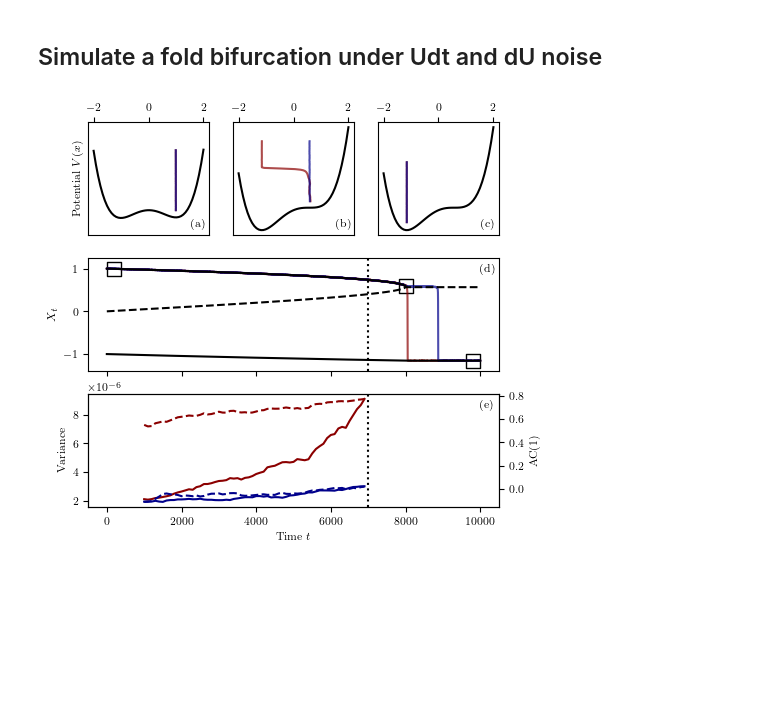
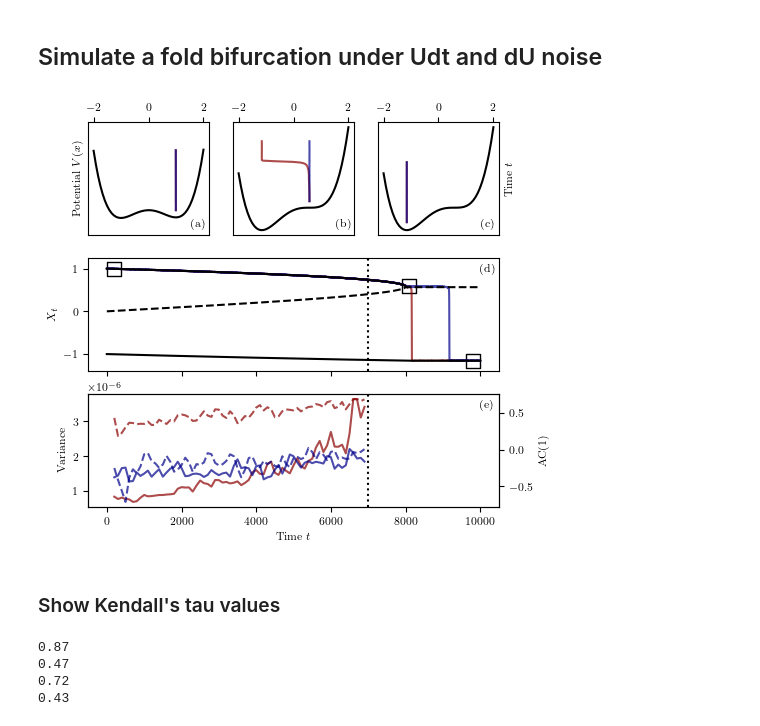
Before and after one commit to andreasmorr/RedNoiseModelling, a Jupyter notebook: plot_gen.ipynb, the cells around one changed output. Drawn from its saved outputs; the diff is of its cells as text; code cells hidden in the pictures; blank space fills up the shorter version.

Commit message:
make changes to tipping figure, analyse Kendall's tau

```diff
--- a/plot_gen.ipynb
+++ b/plot_gen.ipynb
@@ -314,9 +314,10 @@ tspan = np.linspace(0,T,T*OneOverDelta_t*oversampling, endpoint = False)
 tspan_plt = np.linspace(0,T,T*OneOverDelta_t, endpoint = False)
 est_fraction = 0.7
 stab_fraction = 0.8
-theta = 1
+theta = 2 #1
 kappa_u = 0.005
 kappa_du = 0.0032
+sigma = 1
 
 def alpha(t):
     #return np.sqrt(12)/9*t/(stab_fraction*T)
@@ -369,7 +370,7 @@ for i in range(T*OneOverDelta_t*oversampling-1):
 x_u_sample = x_u_sample[::oversampling]
 x_du_sample = x_du_sample[::oversampling]
 # %%
-windowsize = 1000
+windowsize = 200
 skip = 100
 x_u_var = np.array([np.var(statsmodels.tsa.tsatools.detrend(x_u_sample[i:i+windowsize], order=2)) for i in range(0,T*OneOverDelta_t-windowsize,skip)])
 x_du_var = np.array([np.var(statsmodels.tsa.tsatools.detrend(x_du_sample[i:i+windowsize], order=2)) for i in range(0,T*OneOverDelta_t-windowsize,skip)])
@@ -398,7 +399,7 @@ ac1plt = varplt.twinx()
 
 staterange = np.linspace(-2,2,50)
 t1 = 0.02*T
-t2 = 0.8*T
+t2 = 0.81*T
 t3 = 0.98*T
 shortN = 100
 x_alpha = 0.7
@@ -424,39 +425,53 @@ pot3plt.plot(x_u_sample[round(t3*OneOverDelta_t):round(t3*OneOverDelta_t)+shortN
 pot3plt.plot(x_du_sample[round(t3*OneOverDelta_t):round(t3*OneOverDelta_t)+shortN],np.linspace(0,2,shortN)-0.4, c="darkblue", alpha = x_alpha)
 pot3plt.xaxis.tick_top()
 pot3plt.set_yticks([])
+pot3plt.yaxis.set_label_position('right')
+pot3plt.set_ylabel("Time $t$")
 pot3plt.text(0.855, 0.15, "(c)", transform=pot3plt.transAxes, verticalalignment='top', bbox=props)
 
 foldplt.plot(x_u_sample, c="darkred", alpha = x_alpha)
 foldplt.plot(x_du_sample, c="darkblue", alpha = x_alpha)
 foldplt.plot(tspan_plt[:round(stab_fraction*T*OneOverDelta_t)], upper[:round(stab_fraction*T*OneOverDelta_t)], c="black")
 foldplt.plot(tspan_plt, unstable, c="black", linestyle="dashed")
 foldplt.plot(tspan_plt, lower, c="black")
 foldplt.scatter([t1], [upper[round(t1*OneOverDelta_t)]], facecolors='none', edgecolors="black", marker="s", s=100)
 foldplt.scatter([t2], [upper[round(t2*OneOverDelta_t)]], facecolors='none', edgecolors="black", marker="s", s=100)
 foldplt.scatter([t3], [lower[round(t3*OneOverDelta_t)]], facecolors='none', edgecolors="black", marker="s", s=100)
 foldplt.axvline(est_fraction*T,c="black", linestyle="dotted")
 plt.setp(foldplt.get_xticklabels(), visible=False)
 foldplt.set_ylabel("$X_t$")
 foldplt.text(0.955, 0.95, "(d)", transform=foldplt.transAxes, verticalalignment='top', bbox=props)
 foldplt.set_ylim(-1.4,1.25)
 
-varplt.plot(tspan_plt[windowsize:round(est_fraction*T*OneOverDelta_t):skip], x_u_var[:round((est_fraction*T*OneOverDelta_t-windowsize)/skip)], c="darkred", linestyle="solid")
-varplt.plot(tspan_plt[windowsize:round(est_fraction*T*OneOverDelta_t):skip], x_du_var[:round((est_fraction*T*OneOverDelta_t-windowsize)/skip)], c="darkblue", linestyle="solid")
+varplt.plot(tspan_plt[windowsize:round(est_fraction*T*OneOverDelta_t):skip], x_u_var[:round((est_fraction*T*OneOverDelta_t-windowsize)/skip)], c="darkred", linestyle="solid", alpha = x_alpha)
+varplt.plot(tspan_plt[windowsize:round(est_fraction*T*OneOverDelta_t):skip], x_du_var[:round((est_fraction*T*OneOverDelta_t-windowsize)/skip)], c="darkblue", linestyle="solid", alpha = x_alpha)
 varplt.axvline(est_fraction*T,c="black", linestyle="dotted")
 #varplt.axhline(kappa_du**2/(2*theta),c="darkblue", linestyle="solid")
 varplt.set_ylabel("Variance")
 varplt.set_xlabel("Time $t$")
 #varplt.legend([tau_u_var, tau_du_var], loc="upper right")
 #varplt.legend([p_u_var, p_du_var], loc="upper right")
-ac1plt.plot(tspan_plt[windowsize:round(est_fraction*T*OneOverDelta_t):skip], x_u_ac1[:round((est_fraction*T*OneOverDelta_t-windowsize)/skip)], c="darkred", linestyle="dashed")
-ac1plt.plot(tspan_plt[windowsize:round(est_fraction*T*OneOverDelta_t):skip], x_du_ac1[:round((est_fraction*T*OneOverDelta_t-windowsize)/skip)], c="darkblue", linestyle="dashed")
+ac1plt.plot(tspan_plt[windowsize:round(est_fraction*T*OneOverDelta_t):skip], x_u_ac1[:round((est_fraction*T*OneOverDelta_t-windowsize)/skip)], c="darkred", linestyle="dashed", alpha = x_alpha)
+ac1plt.plot(tspan_plt[windowsize:round(est_fraction*T*OneOverDelta_t):skip], x_du_ac1[:round((est_fraction*T*OneOverDelta_t-windowsize)/skip)], c="darkblue", linestyle="dashed", alpha = x_alpha)
 #ac1plt.axhline(np.exp(-theta),c="darkblue", linestyle="dashed")
 ac1plt.set_ylabel("AC(1)")
 #ac1plt.legend([tau_u_ac1, tau_du_ac1], loc="lower right")
 #ac1plt.legend([p_u_ac1, p_du_ac1], loc="lower right")
 varplt.text(0.955, 0.95, "(e)", transform=varplt.transAxes, verticalalignment='top', bbox=props)
 
 plt.savefig("Plots/tipping.pdf",dpi=300, bbox_inches='tight')
 plt.show()
 # %% [output]
-[figure, old version]
+[figure, new version]
+# %% [markdown]
+### Show Kendall's tau values
+# %%
+print(tau_u_var)
+print(tau_du_var)
+print(tau_u_ac1)
+print(tau_du_ac1)
+# %% [output]
+0.87
+0.47
+0.72
+0.43
```
Also changed, not shown: 1 other file.
